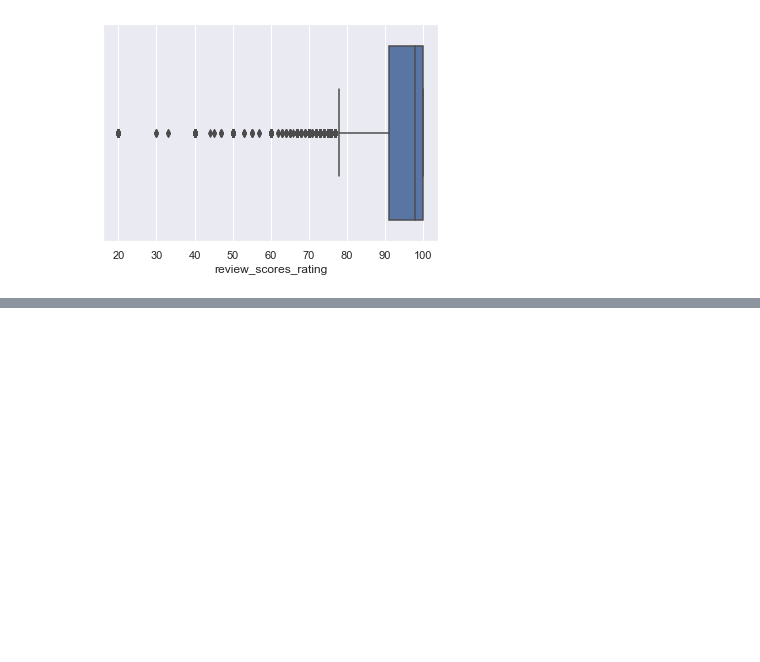
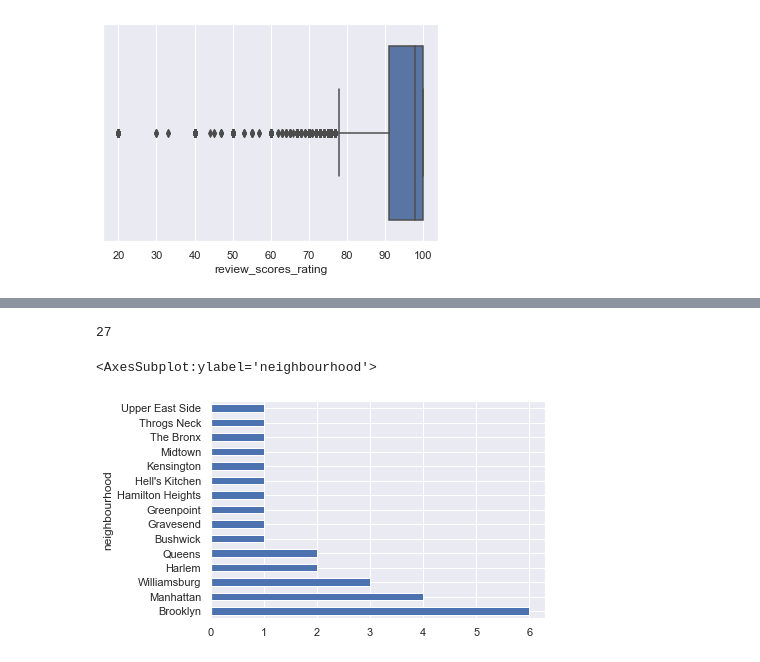
Before and after one commit to ShantiRoseCodes/dspt6-airbnb-eda, a Jupyter notebook: Location Location Location.ipynb, the cells around one changed output, grey strips where cells are left out. Drawn from its saved outputs; the diff is of its cells as text; code cells hidden in the pictures; blank space fills up the shorter version.

```diff
--- a/Location Location Location.ipynb
+++ b/Location Location Location.ipynb
@@ -794,0 +669,9 @@ airbnb['number_of_reviews'].median()
+# %%
+location_review[(location_review['review_scores_rating'] == 100) & (location_review['number_of_reviews'] > 10)].value_counts('neighbourhood').sum()
+# %% [output]
+27
+# %%
+location_review[(location_review['review_scores_rating'] == 100) & (location_review['number_of_reviews'] == 20)].value_counts('neighbourhood').plot(kind='barh')
+# %% [output]
+<AxesSubplot:ylabel='neighbourhood'>
+[figure, added]
```
Also changed, not shown: parts of 31 cells of this notebook.
